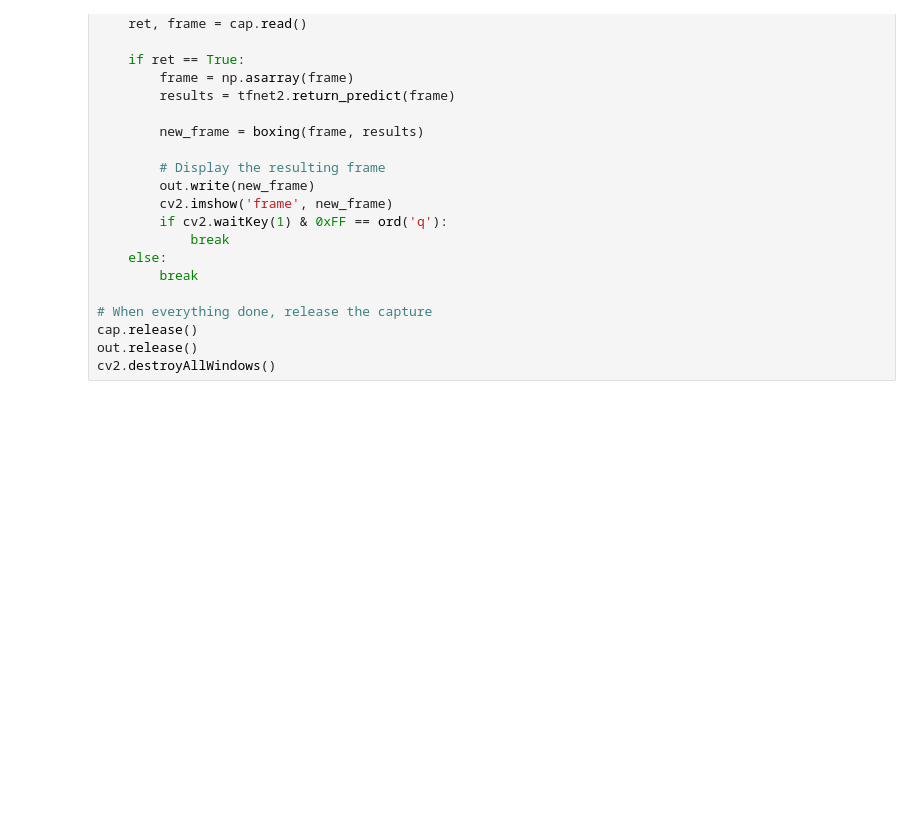
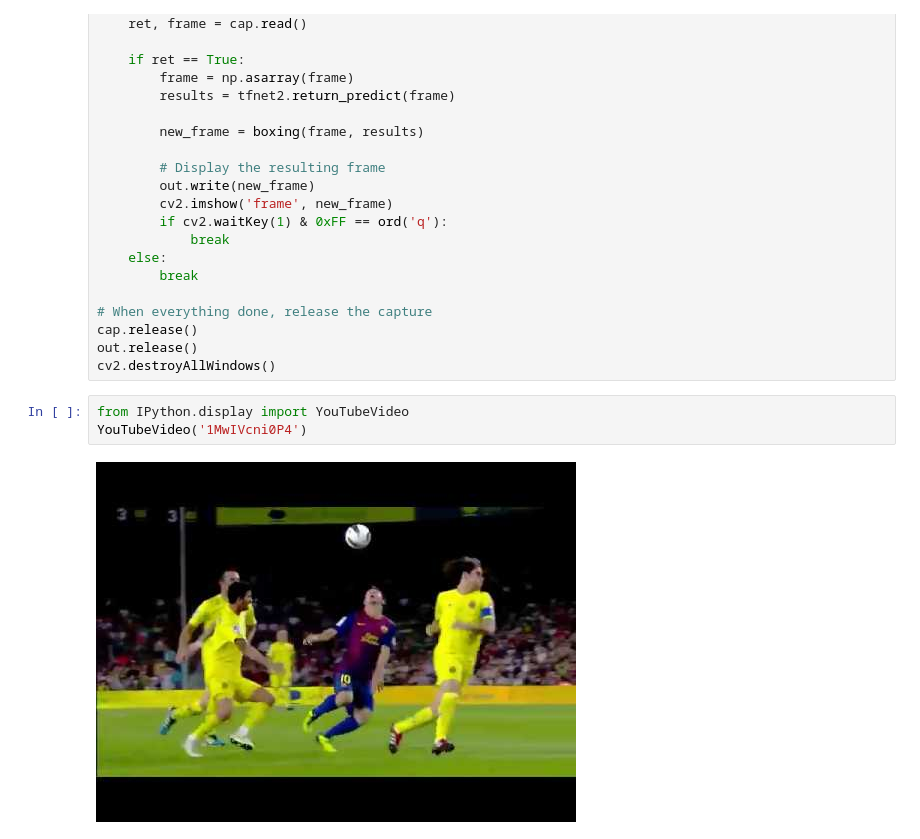
Before and after one commit to deep-diver/Soccer-Ball-Detection-YOLOv2, a Jupyter notebook: YOLOv2-Train.ipynb, the cells around one changed output. Drawn from its saved outputs; the diff is of its cells as text; blank space fills up the shorter version.

```diff
--- a/YOLOv2-Train.ipynb
+++ b/YOLOv2-Train.ipynb
@@ -204,3 +207,8 @@ while(True):
 cap.release()
 out.release()
 cv2.destroyAllWindows()
+# %%
+from IPython.display import YouTubeVideo
+YouTubeVideo('1MwIVcni0P4')
+# %% [output]
+[figure, added]
```
Also changed, not shown: parts of 11 cells of this notebook.
